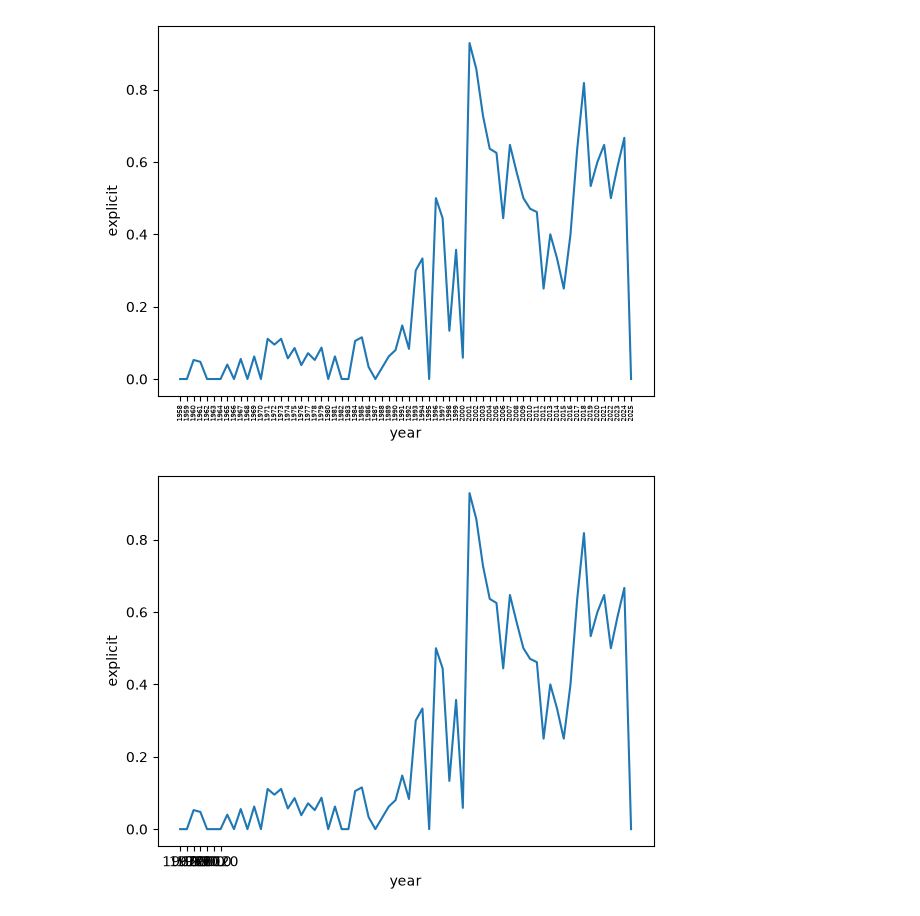
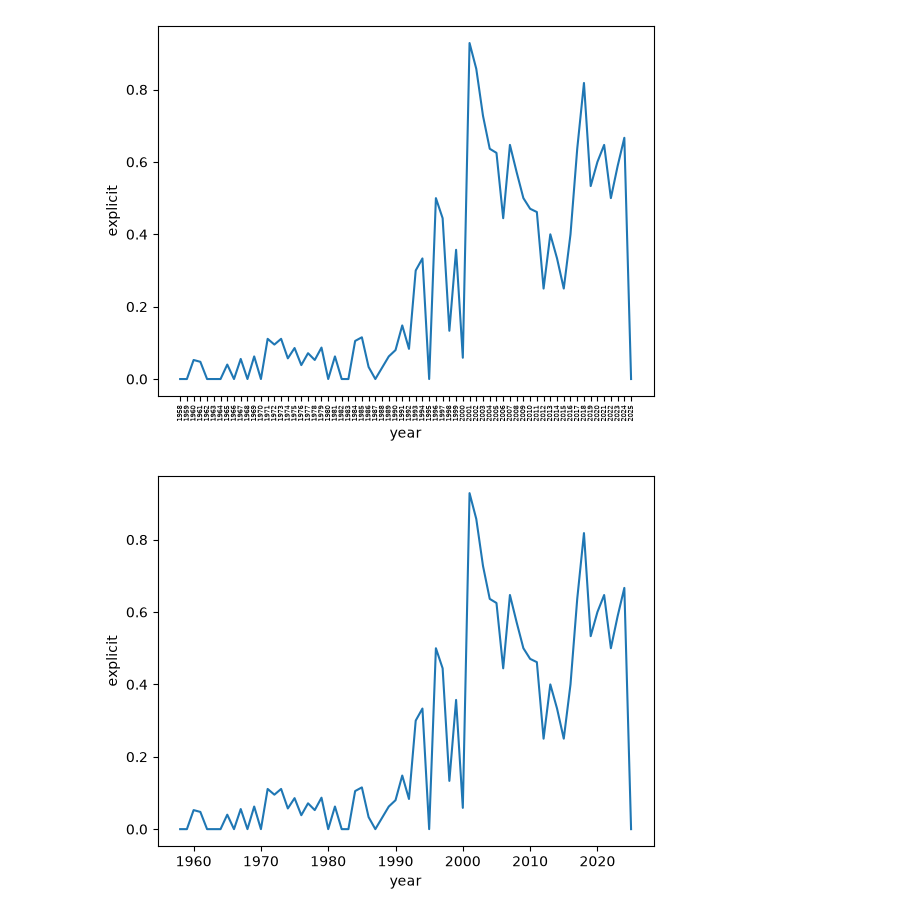
Before and after one commit to IzzyMRob/CS_161_Project, a Jupyter notebook: george_explicit.ipynb, the cells around one changed output. Drawn from its saved outputs; the diff is of its cells as text; code cells hidden in the pictures.

Commit message:
Update george_explicit.ipynb
Updated graph

```diff
--- a/george_explicit.ipynb
+++ b/george_explicit.ipynb
@@ -62,8 +62,7 @@ plt.show()
 [figure]
 # %%
 yearly = sns.lineplot(data=ex, x='year', y='explicit', errorbar=None)
-yearly.set_xticks(range(7))
-yearly.set_xticklabels([1960, 1970, 1980, 1990, 2000, 2010, 2020])
+yearly.set_xticks([2,12,22,32,42,52,62])
 plt.show()
 # %% [output]
-[figure, old version]
+[figure, new version]
```
